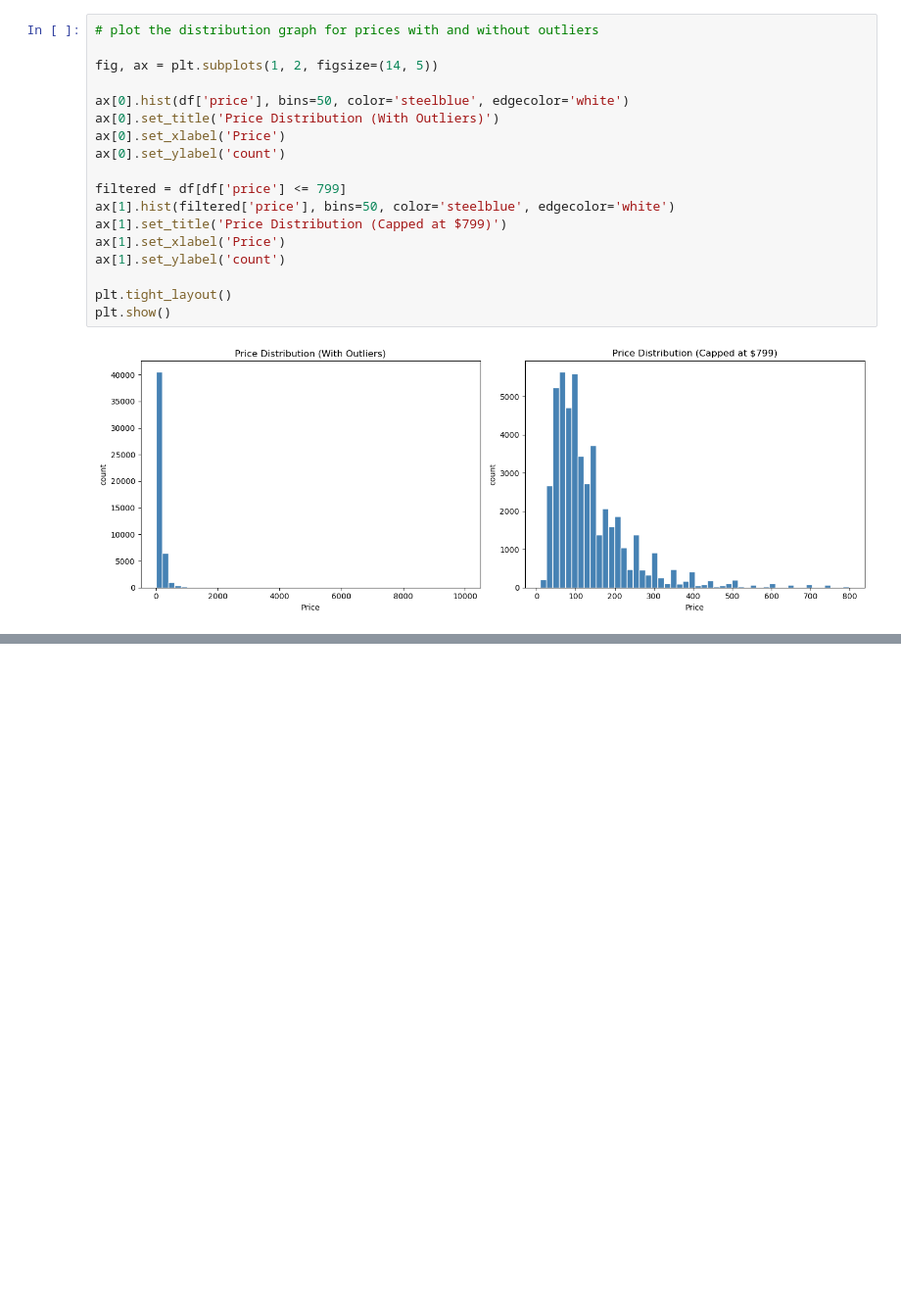
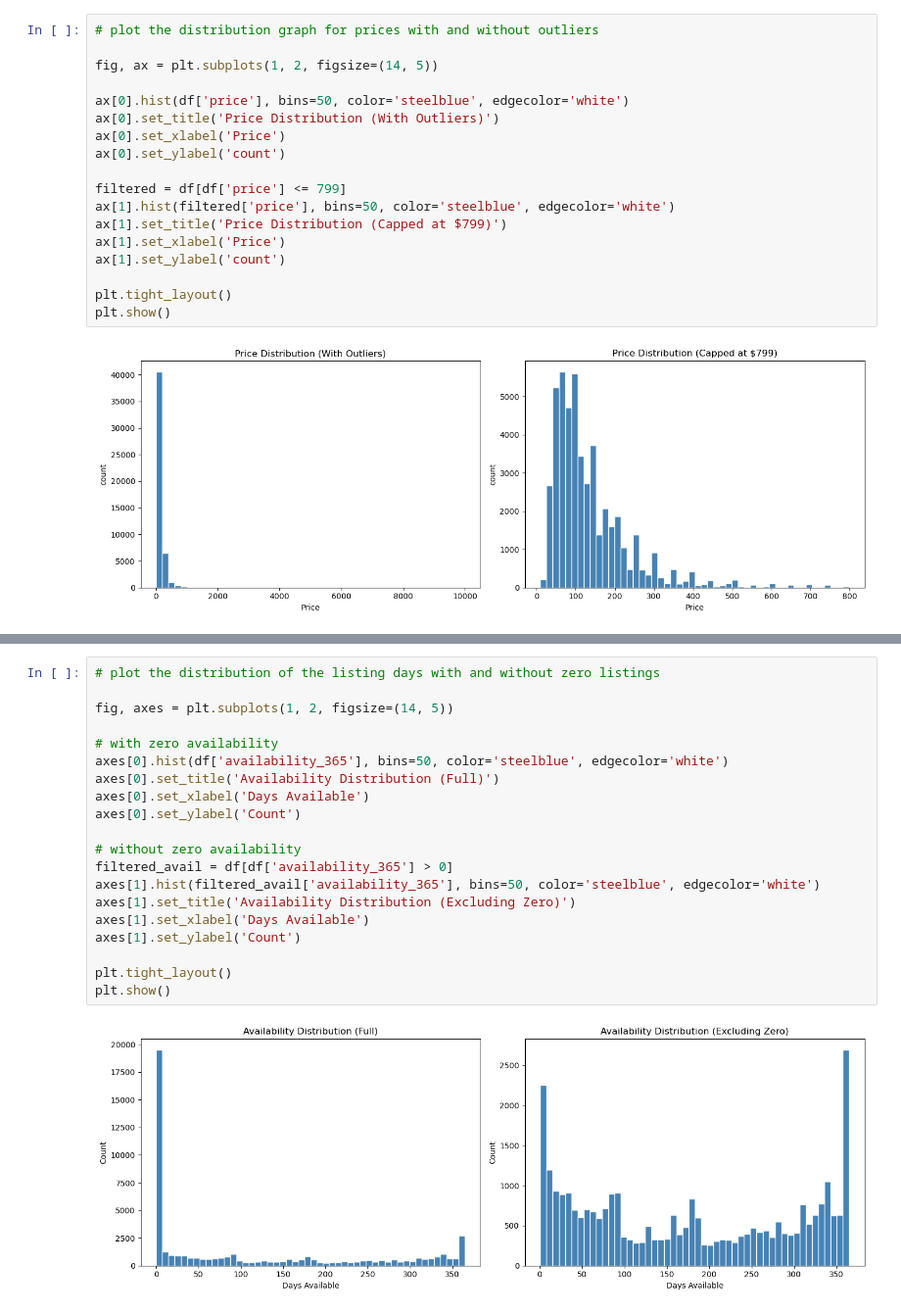
Before and after one commit to FrequentNotebook/AB_NYC-Data-Cleaning, a Jupyter notebook: AB_NYC_2019 EDA.ipynb, the cells around one changed output, grey strips where cells are left out. Shown at 98% size. Cells and saved outputs as stored; diff of their text form; blank space fills up the shorter version.

```diff
--- a/AB_NYC_2019 EDA.ipynb
+++ b/AB_NYC_2019 EDA.ipynb
@@ -269,0 +233,22 @@ of reviews have no meaningful linear relationship in this dataset.
+# %%
+# plot the distribution of the listing days with and without zero listings
+
+fig, axes = plt.subplots(1, 2, figsize=(14, 5))
+
+# with zero availability
+axes[0].hist(df['availability_365'], bins=50, color='steelblue', edgecolor='white')
+axes[0].set_title('Availability Distribution (Full)')
+axes[0].set_xlabel('Days Available')
+axes[0].set_ylabel('Count')
+
+# without zero availability
+filtered_avail = df[df['availability_365'] > 0]
+axes[1].hist(filtered_avail['availability_365'], bins=50, color='steelblue', edgecolor='white')
+axes[1].set_title('Availability Distribution (Excluding Zero)')
+axes[1].set_xlabel('Days Available')
+axes[1].set_ylabel('Count')
+
+plt.tight_layout()
+plt.show()
+# %% [output]
+[figure, added]
```
Also changed, not shown: parts of 30 cells of this notebook.
